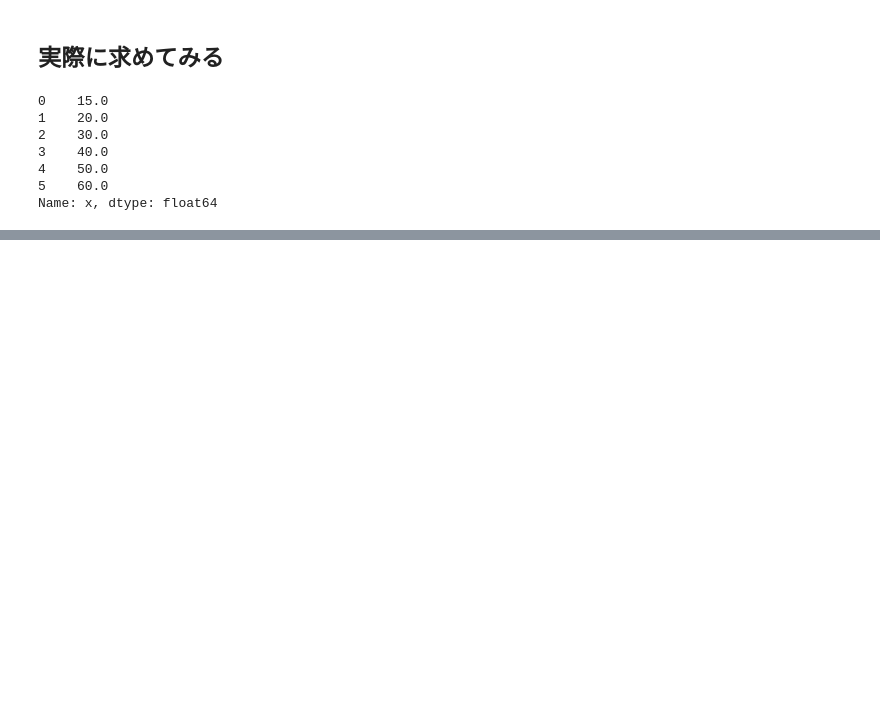
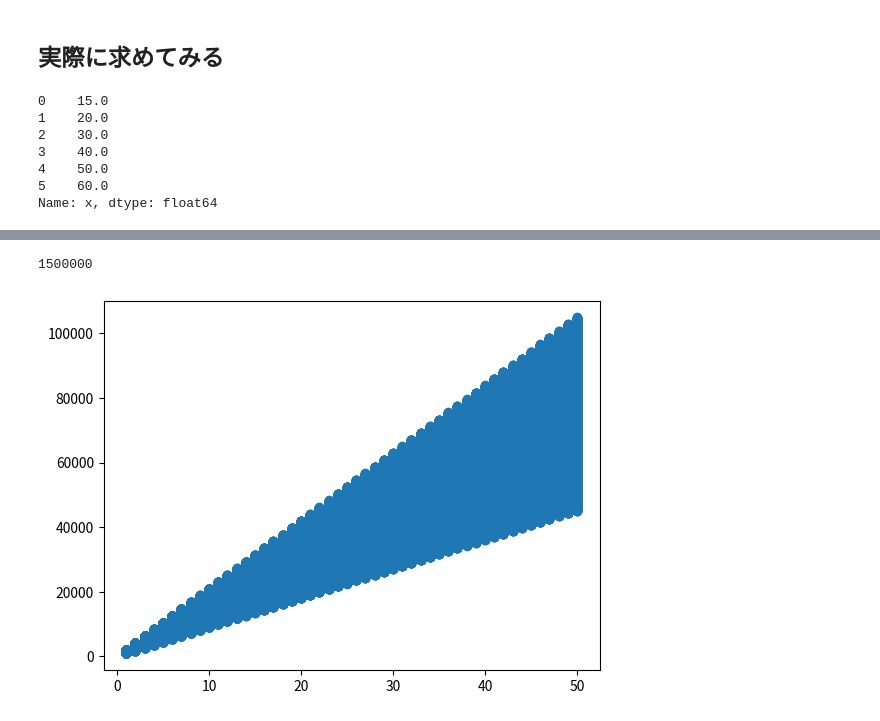
Before and after one commit to takarotoooooo/learning-for-ml, a Jupyter notebook: notebook/回帰分析/01-simple-regression-analysis.ipynb, the cells around one changed output, grey strips where cells are left out. Saved outputs shown, nothing was run; the diff lists cells and outputs as text; code cells hidden in the pictures; blank space fills up the shorter version.

```diff
--- a/notebook/回帰分析/01-simple-regression-analysis.ipynb
+++ b/notebook/回帰分析/01-simple-regression-analysis.ipynb
@@ -118,0 +133,21 @@ plt.show()
+# %%
+snowflake = Snowflake()
+# %%
+lineitem_df = snowflake.fetch_dataframe('SNOWFLAKE_SAMPLE_DATA.TPCH_SF1.LINEITEM')
+# %%
+lineitem_pd = lineitem_df.filter(
+    col('L_LINENUMBER') == 1
+).select(
+    col('L_QUANTITY').alias('QUANTITY'),
+    col('L_EXTENDEDPRICE').alias('EXTENDED_PRICE')
+).to_pandas()
+# %%
+len(lineitem_pd)
+# %% [output]
+1500000
+# %%
+# `QUANTITY`と`EXTENDED_PRICE`の関係を散布図に表す
+plt.scatter(lineitem_pd['QUANTITY'], lineitem_pd['EXTENDED_PRICE'])
+plt.show()
+# %% [output]
+[figure, added]
```
Also changed, not shown: parts of 10 cells of this notebook.
